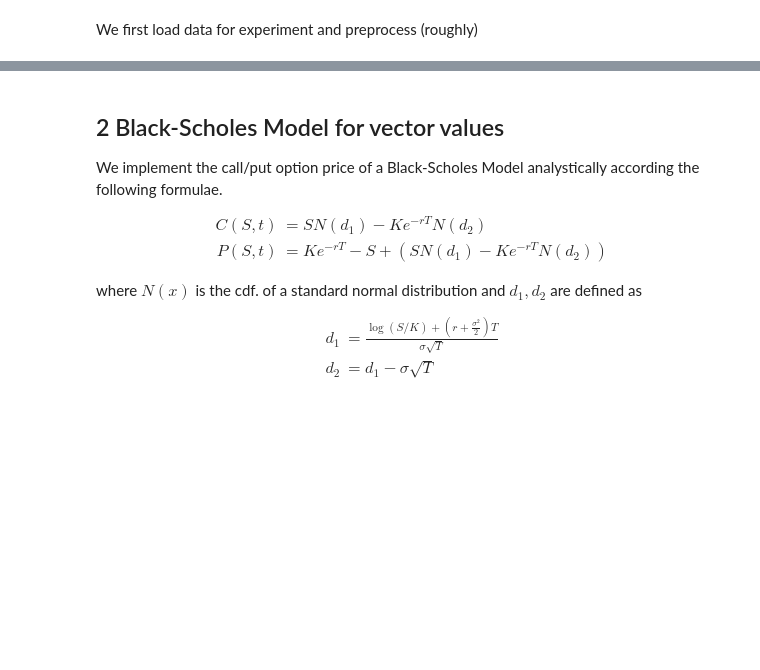
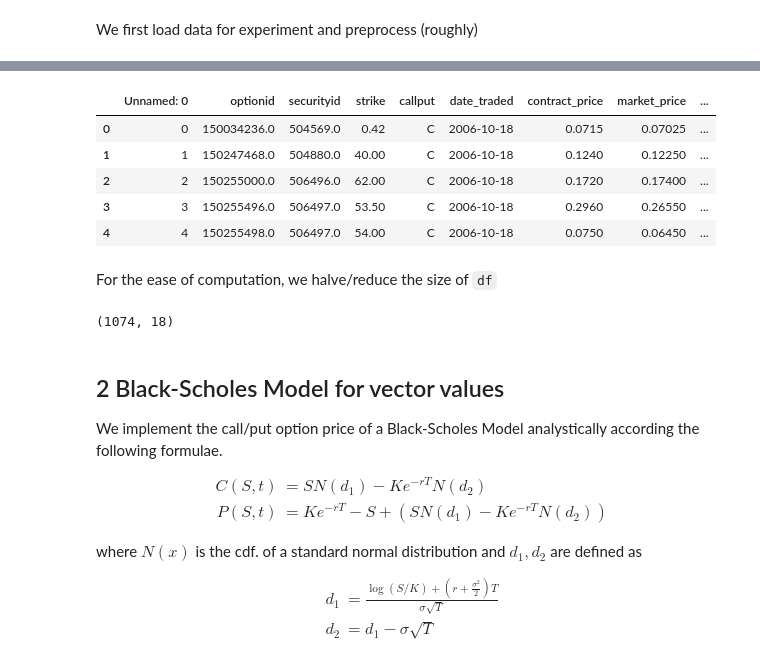
Before and after one commit to MathePhysics/UROP-2022, a Jupyter notebook: MonteCarloBenchmark/heston.ipynb, the cells around one changed output, grey strips where cells are left out. Drawn from its saved outputs; the diff is of its cells as text; code cells hidden in the pictures; blank space fills up the shorter version.

```diff
--- a/MonteCarloBenchmark/heston.ipynb
+++ b/MonteCarloBenchmark/heston.ipynb
@@ -106,36 +162,29 @@ Here we use (almost) the same approach to model average long run volatility $\th
 # %%
-# divide by contract size for single share
-df.strike = df.strike / (df.contractsize*1000)
-df.asset_price = df.asset_price / (df.contractsize*1000)
-df.contract_price = df.contract_price / df.contractsize
-
-# divide by 365 for days to maturity ?
-df.days_to_maturity = df.days_to_maturity #/ 365
-
 # drop contract volume
 df.drop(['contract_volume'], axis = 1)
 
 # drop small strike prices
 df = df.drop(df[df.strike<0.1].index)
-
-
-# add moneyness
-df['moneyness'] = df.strike / df.asset_price
 
 # We may  add the following to the function for heston simulation
 
 # add average long run volatility (theta)
 df['mean_volatility'] = 0.001 + 0.05 * np.random.rand(len(df))
 
 # add mean reversion rate of volatility (kappa)
 df['reversion'] = 0.01 + 5 * np.random.rand(len(df))
 
 # add variance of volatility
 df['var_of_vol'] = 0.01 + 0.7 * np.random.rand(len(df))
 
 # add correlation between random processes
 df['rho'] = -0.05 - 0.7 * np.random.rand(len(df))
 
 df.head()
-
-df.to_csv(os.path.join(parent_path, 'data/processed_data.csv'))
+# %% [output]
+|  | Unnamed: 0 | optionid | securityid | strike | callput | date_traded | contract_price | market_price | ... |
+| 0 | 0 | 150034236.0 | 504569.0 | 0.42 | C | 2006-10-18 | 0.0715 | 0.07025 | ... |
+| 1 | 1 | 150247468.0 | 504880.0 | 40.00 | C | 2006-10-18 | 0.1240 | 0.12250 | ... |
+| 2 | 2 | 150255000.0 | 506496.0 | 62.00 | C | 2006-10-18 | 0.1720 | 0.17400 | ... |
+| 3 | 3 | 150255496.0 | 506497.0 | 53.50 | C | 2006-10-18 | 0.2960 | 0.26550 | ... |
+| 4 | 4 | 150255498.0 | 506497.0 | 54.00 | C | 2006-10-18 | 0.0750 | 0.06450 | ... |
@@ -186,0 +191,2 @@ def generate_heston_vec(df, steps=1000, num_sims=100000):
+# %% [markdown]
+For the ease of computation, we halve/reduce the size of `df`
@@ -187,3 +195,7 @@ def generate_heston_vec(df, steps=1000, num_sims=100000):
+# %%
+df.shape
+# %% [output]
+(1074, 18)
 # %% [markdown]
 ## 2 Black-Scholes Model for vector values
 
```
Also changed, not shown: parts of 12 cells of this notebook.
